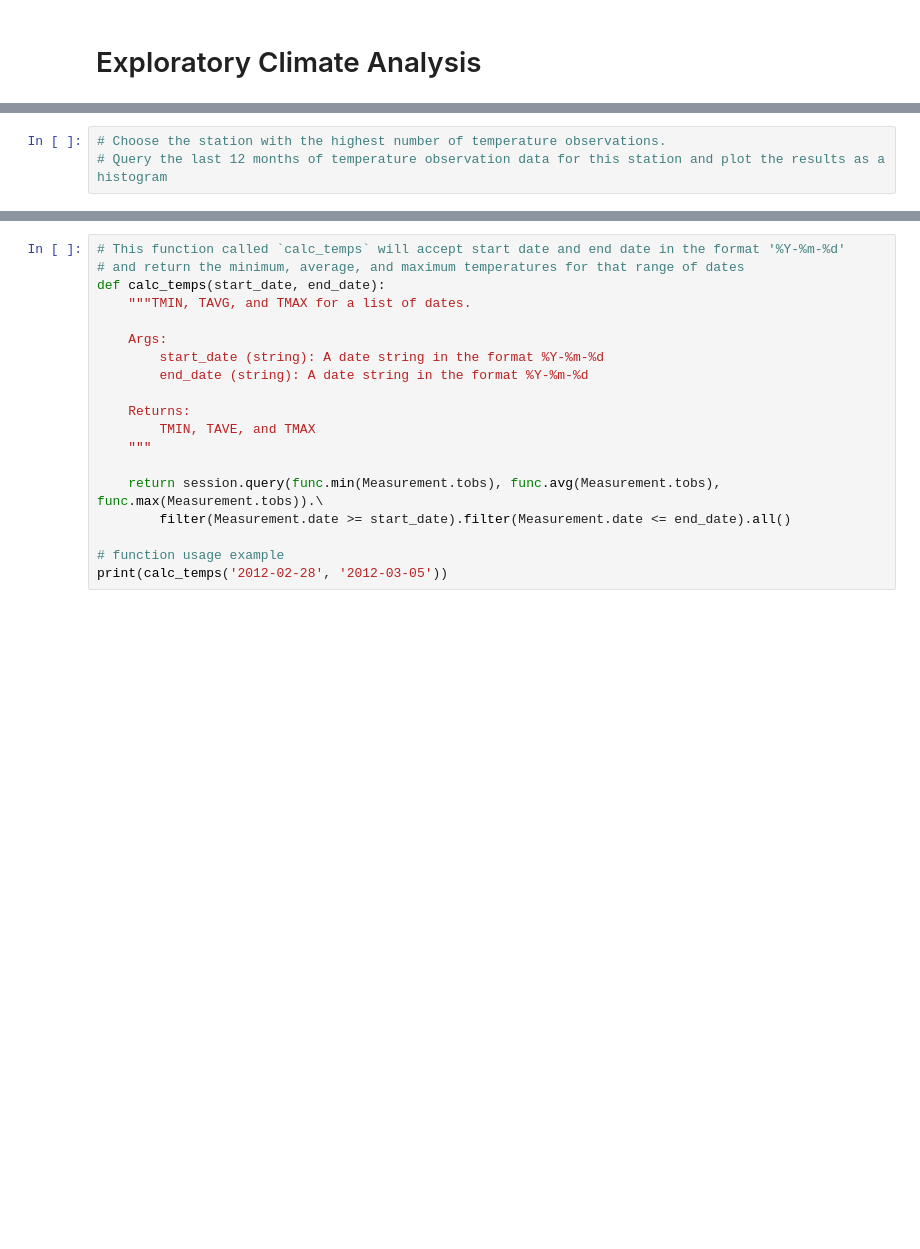
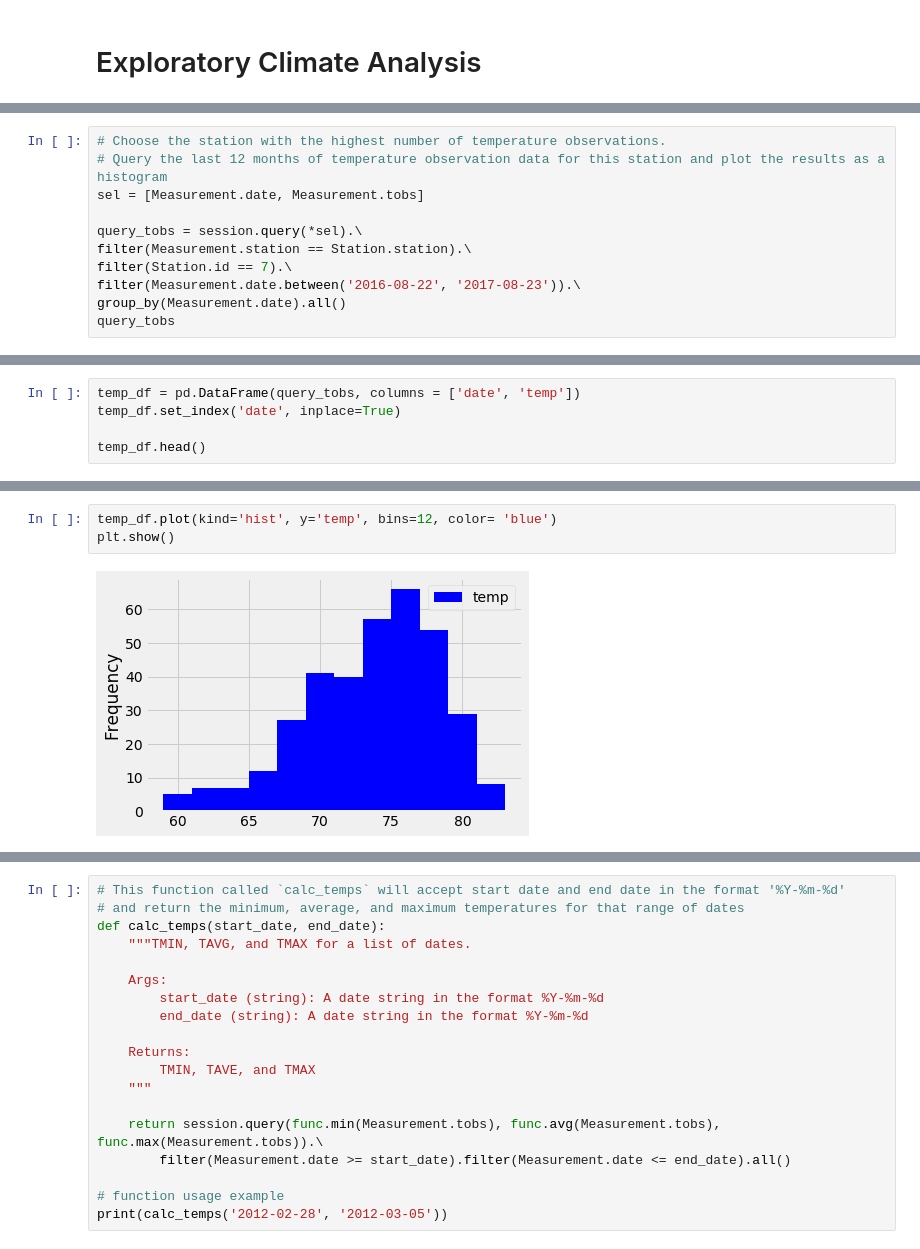
Before and after one commit to licia858/sqlalchemy, a Jupyter notebook: 10-Advanced-Data-Storage-and-Retrieval/Instructions/climate_starter.ipynb, the cells around one changed output, grey strips where cells are left out. Saved outputs shown, nothing was run; the diff lists cells and outputs as text; blank space fills up the shorter version.

```diff
--- a/10-Advanced-Data-Storage-and-Retrieval/Instructions/climate_starter.ipynb
+++ b/10-Advanced-Data-Storage-and-Retrieval/Instructions/climate_starter.ipynb
@@ -80,3 +211,11 @@ session = Session(engine)
 # %%
 # Choose the station with the highest number of temperature observations.
 # Query the last 12 months of temperature observation data for this station and plot the results as a histogram
+sel = [Measurement.date, Measurement.tobs]
+
+query_tobs = session.query(*sel).\
+filter(Measurement.station == Station.station).\
+filter(Station.id == 7).\
+filter(Measurement.date.between('2016-08-22', '2017-08-23')).\
+group_by(Measurement.date).all()
+query_tobs
@@ -82,0 +240,5 @@ session = Session(engine)
+# %%
+temp_df = pd.DataFrame(query_tobs, columns = ['date', 'temp'])
+temp_df.set_index('date', inplace=True)
+
+temp_df.head()
@@ -83,3 +253,8 @@ session = Session(engine)
+# %%
+temp_df.plot(kind='hist', y='temp', bins=12, color= 'blue')
+plt.show()
+# %% [output]
+[figure, added]
 # %% [markdown]
 ![precipitation](Images/station-histogram.png)
 # %%
```
Also changed, not shown: parts of 27 cells of this notebook, 2 other files.
